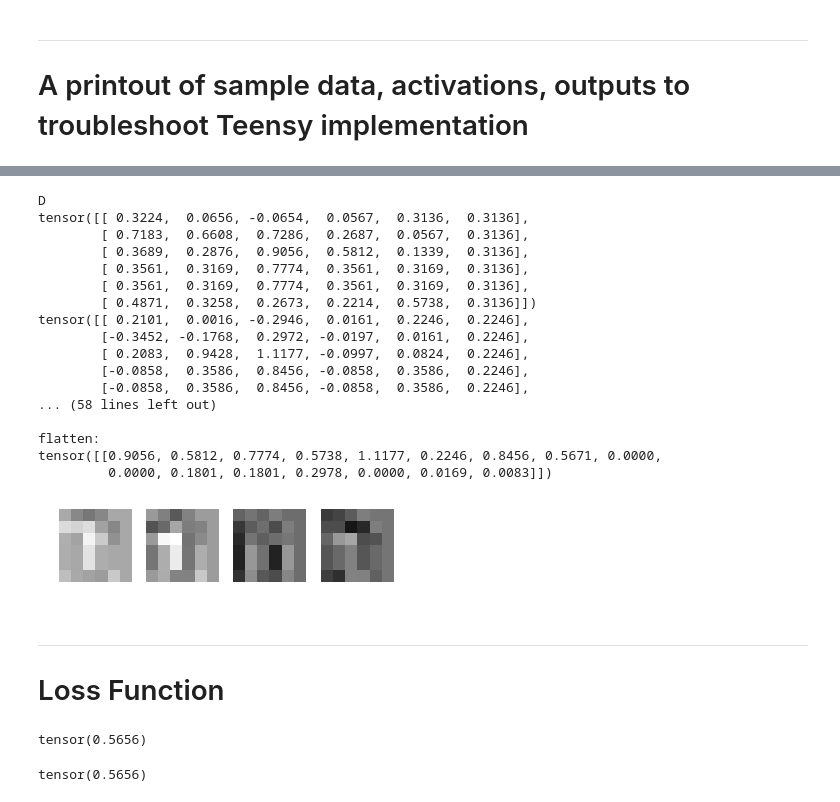
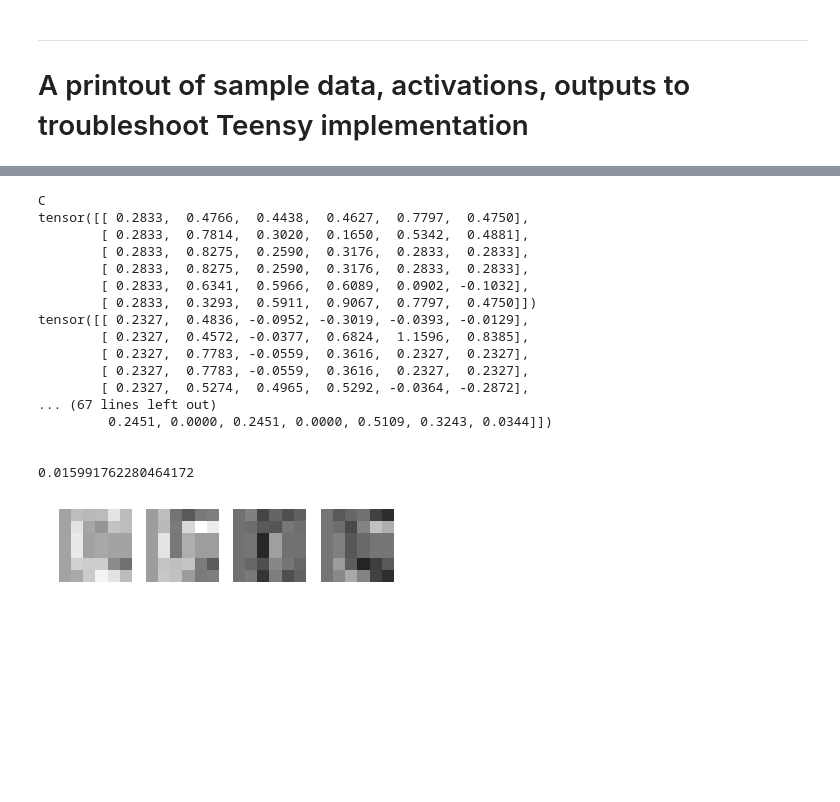
Before and after one commit to philippschmitt/Teensy-Microcontroller-Convolutional-Neural-Network, a Jupyter notebook: Network training.ipynb, the cells around one changed output, grey strips where cells are left out. Saved outputs shown, nothing was run; the diff lists cells and outputs as text; code cells hidden in the pictures; blank space fills up the shorter version.

```diff
--- a/Network training.ipynb
+++ b/Network training.ipynb
@@ -496,59 +495,49 @@ tensor([0.0981], requires_grad=True)
 # %%
 with torch.no_grad():
     #dat = generate_data(visualise=False)
-    x = dat[0].unsqueeze_(0)
-    print('C' if model(x) > 0 else 'D')
+    x = dat[0].clone().unsqueeze_(0)
+    y = model(x)
+    print('C' if y > 0 else 'D')
 
     # visualize activations after convolution
     for i, act in enumerate(activation['act'][0]):
         print(act)
         data = act.view(6,6)
         subplot(1, 4, i+1)
         imshow(data, cmap='gray', vmin=-1, vmax=1)
         axis('off');
 
     print("\n")
 
     print("relu:")
     print(activation["relu"])
     print("\n")
 
     print("pool:")
     print(activation["pool"])
     print("\n")
 
     print("flatten:")
     print(activation["flatten"])
     print("\n")
+
+    print(y.item())
 # %% [output]
-D
-tensor([[ 0.3224,  0.0656, -0.0654,  0.0567,  0.3136,  0.3136],
-        [ 0.7183,  0.6608,  0.7286,  0.2687,  0.0567,  0.3136],
-        [ 0.3689,  0.2876,  0.9056,  0.5812,  0.1339,  0.3136],
-        [ 0.3561,  0.3169,  0.7774,  0.3561,  0.3169,  0.3136],
-        [ 0.3561,  0.3169,  0.7774,  0.3561,  0.3169,  0.3136],
-        [ 0.4871,  0.3258,  0.2673,  0.2214,  0.5738,  0.3136]])
-tensor([[ 0.2101,  0.0016, -0.2946,  0.0161,  0.2246,  0.2246],
-        [-0.3452, -0.1768,  0.2972, -0.0197,  0.0161,  0.2246],
-        [ 0.2083,  0.9428,  1.1177, -0.0997,  0.0824,  0.2246],
-        [-0.0858,  0.3586,  0.8456, -0.0858,  0.3586,  0.2246],
-        [-0.0858,  0.3586,  0.8456, -0.0858,  0.3586,  0.2246],
-... (58 lines left out)
+C
+tensor([[ 0.2833,  0.4766,  0.4438,  0.4627,  0.7797,  0.4750],
+        [ 0.2833,  0.7814,  0.3020,  0.1650,  0.5342,  0.4881],
+        [ 0.2833,  0.8275,  0.2590,  0.3176,  0.2833,  0.2833],
+        [ 0.2833,  0.8275,  0.2590,  0.3176,  0.2833,  0.2833],
+        [ 0.2833,  0.6341,  0.5966,  0.6089,  0.0902, -0.1032],
+        [ 0.2833,  0.3293,  0.5911,  0.9067,  0.7797,  0.4750]])
+tensor([[ 0.2327,  0.4836, -0.0952, -0.3019, -0.0393, -0.0129],
+        [ 0.2327,  0.4572, -0.0377,  0.6824,  1.1596,  0.8385],
+        [ 0.2327,  0.7783, -0.0559,  0.3616,  0.2327,  0.2327],
+        [ 0.2327,  0.7783, -0.0559,  0.3616,  0.2327,  0.2327],
+        [ 0.2327,  0.5274,  0.4965,  0.5292, -0.0364, -0.2872],
+... (67 lines left out)
+         0.2451, 0.0000, 0.2451, 0.0000, 0.5109, 0.3243, 0.0344]])
 
-flatten:
-tensor([[0.9056, 0.5812, 0.7774, 0.5738, 1.1177, 0.2246, 0.8456, 0.5671, 0.0000,
-         0.0000, 0.1801, 0.1801, 0.2978, 0.0000, 0.0169, 0.0083]])
+
+0.015991762280464172
-[figure, old version]
+[figure, new version]
-# %% [markdown]
----
-# Loss Function
-# %%
-# compare against our model cost function
-X, Y = generate_data(visualise=False)
-
-with torch.no_grad():
-    y = model(X.unsqueeze_(0))  # feed-forward
-    l = loss(y.squeeze(-2), Y.unsqueeze(0))
-    print(l)
-# %% [output]
-tensor(0.5656)
@@ -565,6 +543,0 @@ def binary_cross_entropy(x,y):
-# %%
-y = model(X)
-
-binary_cross_entropy(sigmoid(y),Y)
-# %% [output]
-tensor(0.5656)
```
Also changed, not shown: parts of 31 cells of this notebook.
